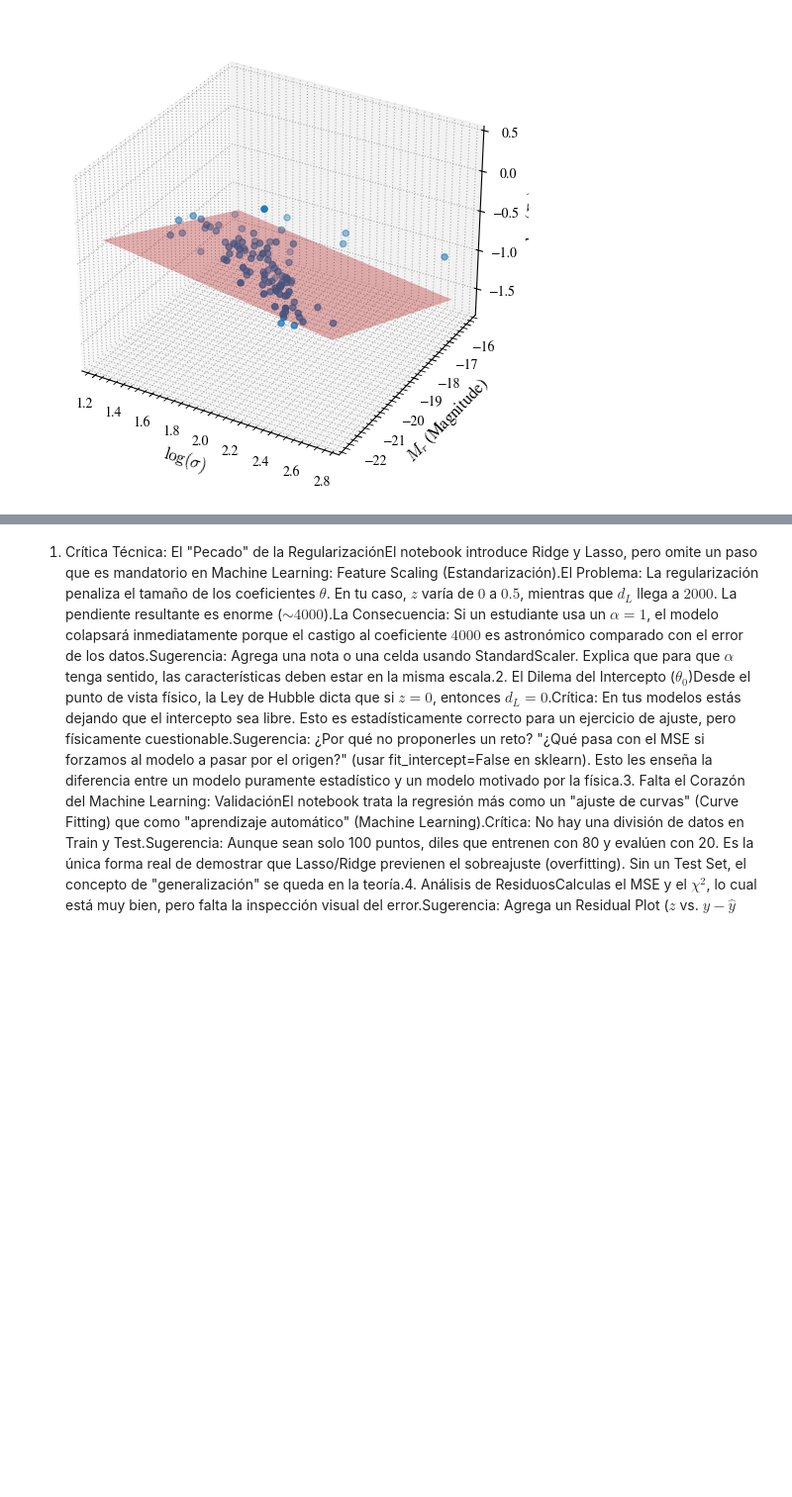
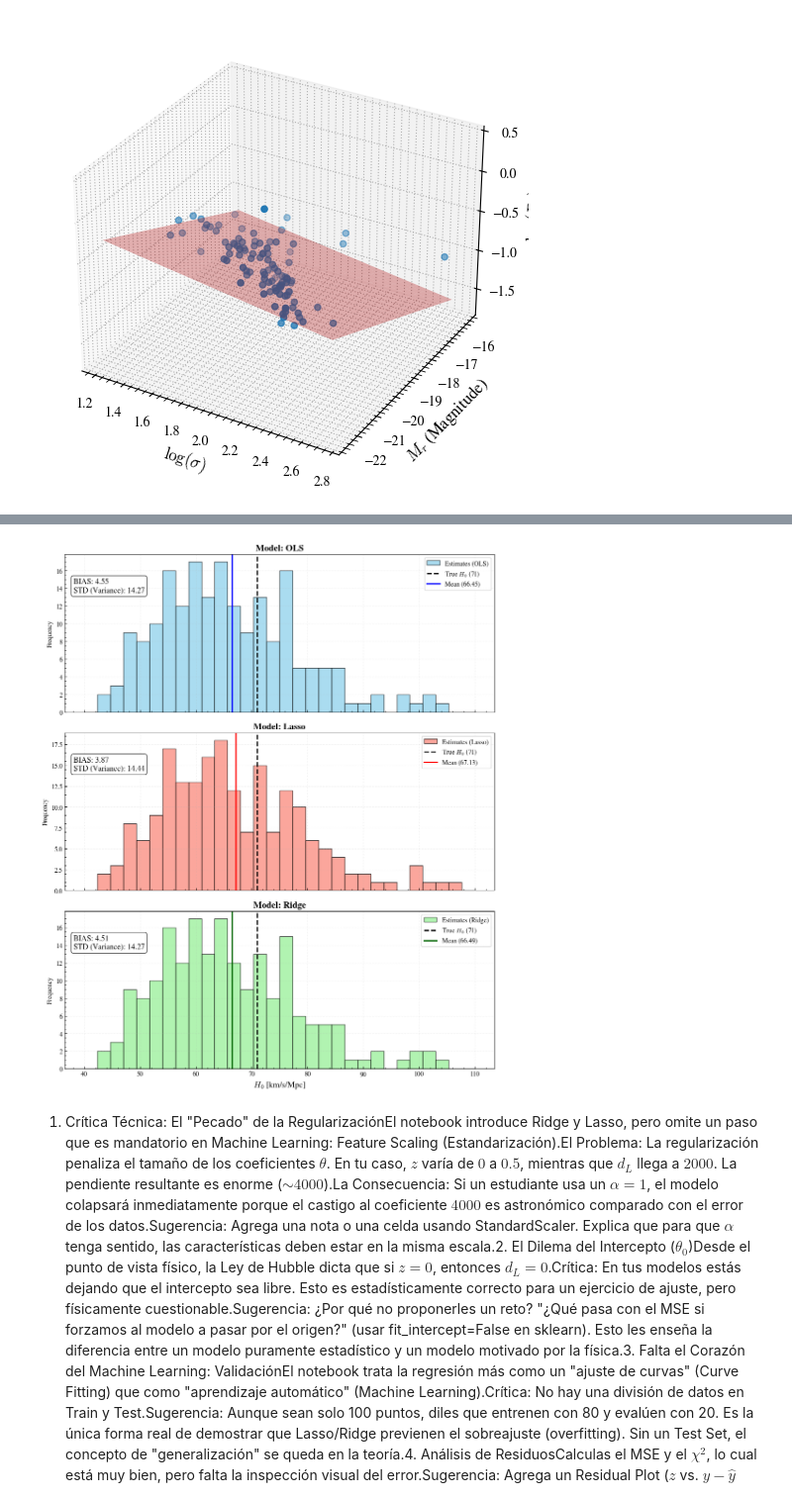
Before and after one commit to jurados/AS4501_Astroinformatic, a Jupyter notebook: Auxiliar/AUX1_LinearRegression.ipynb, the cells around one changed output, grey strips where cells are left out. Shown at 99% size. Cells and saved outputs as stored; diff of their text form; code cells hidden in the pictures; blank space fills up the shorter version.

Commit message:
improving linear regression class

```diff
--- a/Auxiliar/AUX1_LinearRegression.ipynb
+++ b/Auxiliar/AUX1_LinearRegression.ipynb
@@ -716 +723,67 @@ Mean Squared Error: 0.04567750543355942
+# %%
+# 1. Configuración del experimento
+n_experiments = 200  # Más experimentos para una campana más suave
+n_samples = 25       # Muestra pequeña para inducir varianza
+c = 3e5       # Velocidad de la luz [km/s]
+h0_true = 71         # Valor real esperado
+
+# Contenedores de resultados
+results = {'OLS': [], 'Lasso': [], 'Ridge': []}
+
+# 2. Simulación de Monte Carlo
+for i in range(n_experiments):
+    z_sim, mu_sim, dmu_sim = astroML.datasets.generate_mu_z(n_samples, random_state=i)
+    dL_sim = 10**((mu_sim - 25) / 5)
+    ddL_sim = dL_sim * (np.log(10) / 5) * dmu_sim
+    X_sim = z_sim.reshape(-1, 1)
+
+    # Ajustes (alpha alto para compensar la escala de dL ~ 1000s)
+    ols = LinearRegression().fit(X_sim, dL_sim, sample_weight=1/ddL_sim**2)
+    lasso = Lasso().fit(X_sim, dL_sim, sample_weight=1/ddL_sim**2)
+    ridge = Ridge(alpha=1e-9).fit(X_sim, dL_sim, sample_weight=1/ddL_sim**2)
+    #ridge = Ridge().fit(X_sim, dL_sim, sample_weight=1/ddL_sim**2)
+
+    # Calculamos H0 = c / pendiente
+    results['OLS'].append(c / ols.coef_[0])
+    results['Lasso'].append(c / lasso.coef_[0])
+    results['Ridge'].append(c / ridge.coef_[0])
+
+# 3. Visualización en 3 Subplots
+fig, axes = plt.subplots(3, 1, figsize=(10, 12), sharex=True)
+colors = {'OLS': 'skyblue', 'Lasso': 'salmon', 'Ridge': 'lightgreen'}
+line_colors = {'OLS': 'blue', 'Lasso': 'red', 'Ridge': 'darkgreen'}
+
+# Definir un rango de X común para facilitar la comparación visual
+x_range = (40, 110)
+
+for ax, (model_name, h0_data) in zip(axes, results.items()):
+    h0_data = np.array(h0_data)
+    mean_val = np.mean(h0_data)
+    std_val = np.std(h0_data)
+    bias_val = abs(mean_val - h0_true)
+
+    # Histograma
+    ax.hist(h0_data, bins=30, range=x_range, alpha=0.7,
+            color=colors[model_name], edgecolor='black', label=f'Estimates ({model_name})')
+
+    # Líneas de referencia
+    ax.axvline(h0_true, color='black', linestyle='--', linewidth=2, label=f'True $H_0$ ({h0_true})')
+    ax.axvline(mean_val, color=line_colors[model_name], linestyle='-', linewidth=2, label=f'Mean ({mean_val:.2f})')
+
+    # Estética y anotaciones
+    ax.set_title(f'Model: {model_name}', fontsize=14, fontweight='bold')
+    ax.set_ylabel('Frequency')
+    ax.legend(loc='upper right')
+
+    # Texto con métricas
+    metrics_text = f"BIAS: {bias_val:.2f}\nSTD (Variance): {std_val:.2f}"
+    ax.text(0.02, 0.85, metrics_text, transform=ax.transAxes, fontsize=12,
+            verticalalignment='top', bbox=dict(boxstyle="round", facecolor='white', alpha=0.8))
+    ax.grid(alpha=0.3)
+
+axes[-1].set_xlabel('$H_0$ [km/s/Mpc]', fontsize=13)
+plt.tight_layout()
+plt.show()
+# %% [output]
+[figure, added]
 # %% [markdown]
```
Also changed, not shown: parts of 1 cell of this notebook.
